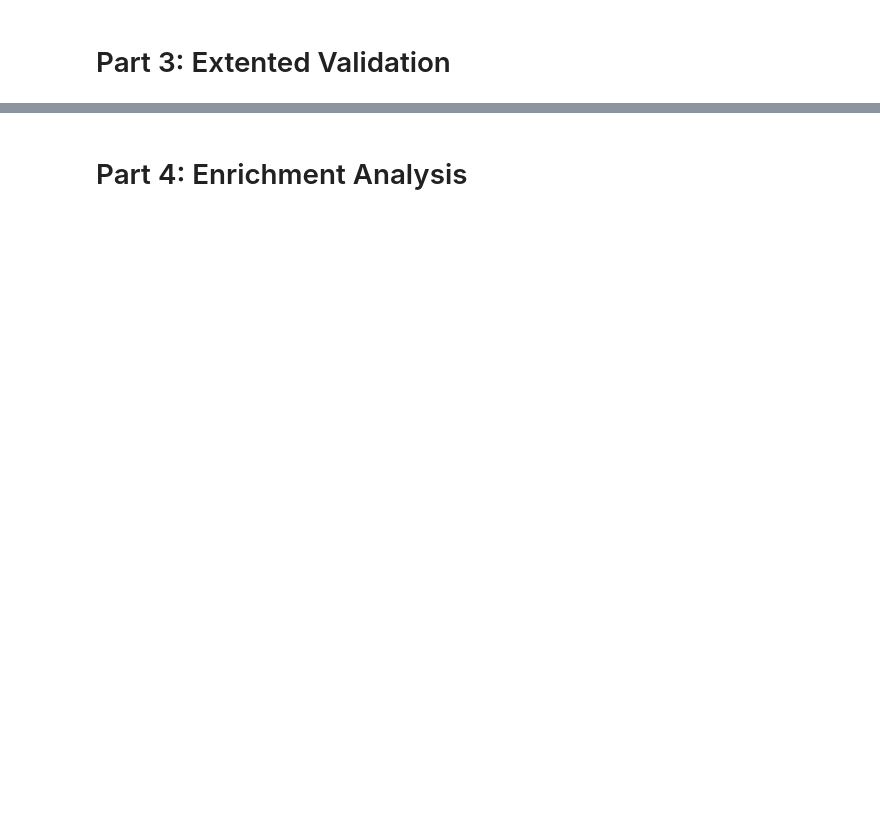
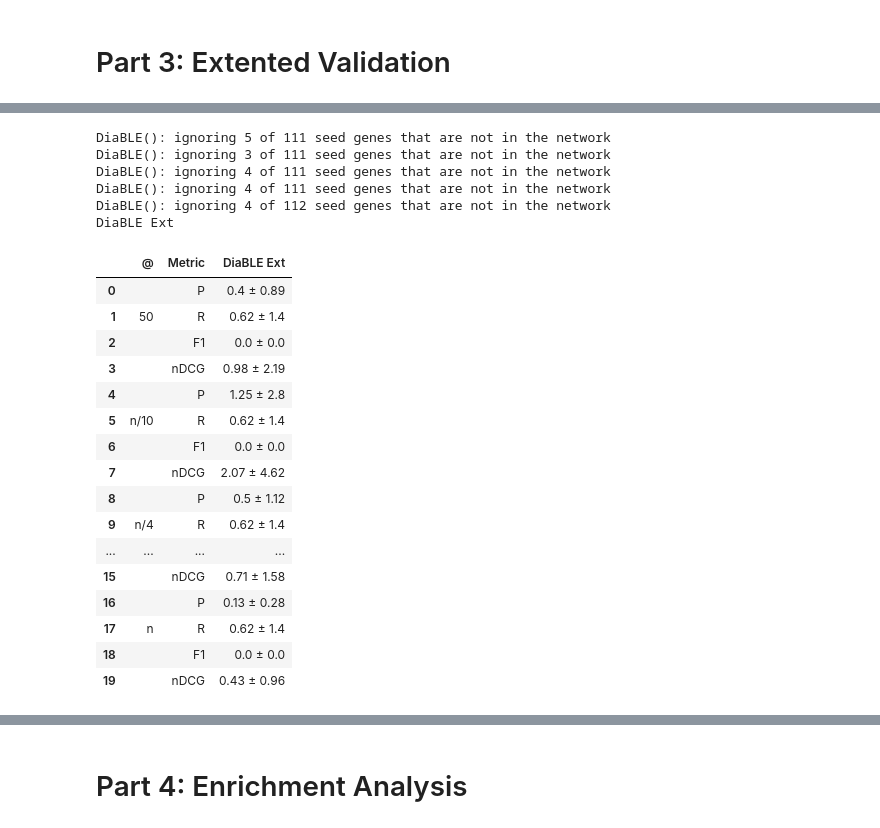
Before and after one commit to BI-TeamProject/Final_project, a Jupyter notebook: main.ipynb, the cells around one changed output, grey strips where cells are left out. Drawn from its saved outputs; the diff is of its cells as text; code cells hidden in the pictures; blank space fills up the shorter version.

```diff
--- a/main.ipynb
+++ b/main.ipynb
@@ -218,5 +245,30 @@ results_df = hga.return_metrics("DIAMOnD", pgenes_sub_graph, hs_disease_genes, d
 # %%
-hga.return_metrics("DiaBLE", pgenes_sub_graph, hs_disease_genes, ds_genes_train, ds_genes_test, print_flag=False, extended_val = True)
+results_df = hga.return_metrics("DiaBLE", pgenes_sub_graph, hs_disease_genes, ds_genes_train, ds_genes_test, print_flag=False, extended_val = True)
+results_df[["@",'Metric',"DiaBLE Ext"]]
+# %% [output]
+DiaBLE(): ignoring 5 of 111 seed genes that are not in the network
+DiaBLE(): ignoring 3 of 111 seed genes that are not in the network
+DiaBLE(): ignoring 4 of 111 seed genes that are not in the network
+DiaBLE(): ignoring 4 of 111 seed genes that are not in the network
+DiaBLE(): ignoring 4 of 112 seed genes that are not in the network
+DiaBLE Ext
+|  | @ | Metric | DiaBLE Ext |
+| 0 |  | P | 0.4 ± 0.89 |
+| 1 | 50 | R | 0.62 ± 1.4 |
+| 2 |  | F1 | 0.0 ± 0.0 |
+| 3 |  | nDCG | 0.98 ± 2.19 |
+| 4 |  | P | 1.25 ± 2.8 |
+| 5 | n/10 | R | 0.62 ± 1.4 |
+| 6 |  | F1 | 0.0 ± 0.0 |
+| 7 |  | nDCG | 2.07 ± 4.62 |
+| 8 |  | P | 0.5 ± 1.12 |
+| 9 | n/4 | R | 0.62 ± 1.4 |
+| ... | ... | ... | ... |
+| 15 |  | nDCG | 0.71 ± 1.58 |
+| 16 |  | P | 0.13 ± 0.28 |
+| 17 | n | R | 0.62 ± 1.4 |
+| 18 |  | F1 | 0.0 ± 0.0 |
+| 19 |  | nDCG | 0.43 ± 0.96 |
 # %%
 results_df = hga.return_metrics("Cytoscape", pgenes_sub_graph, hs_disease_genes, ds_genes_train, ds_genes_test, print_flag=False, extended_val = True)
 results_df[["@",'Metric',"Cytoscape Ext"]]
```
Also changed, not shown: parts of 13 cells of this notebook, 25 other files.
